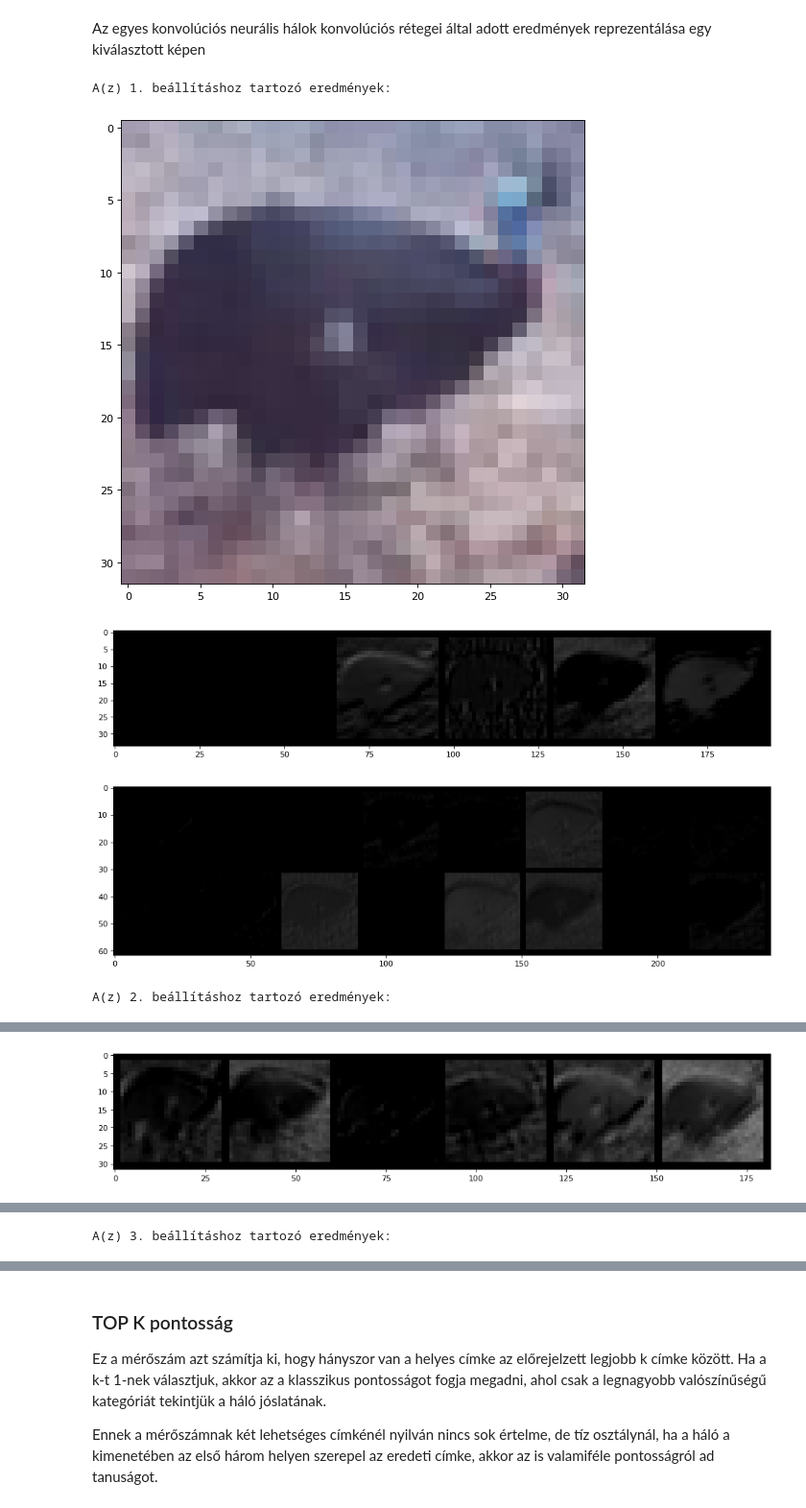
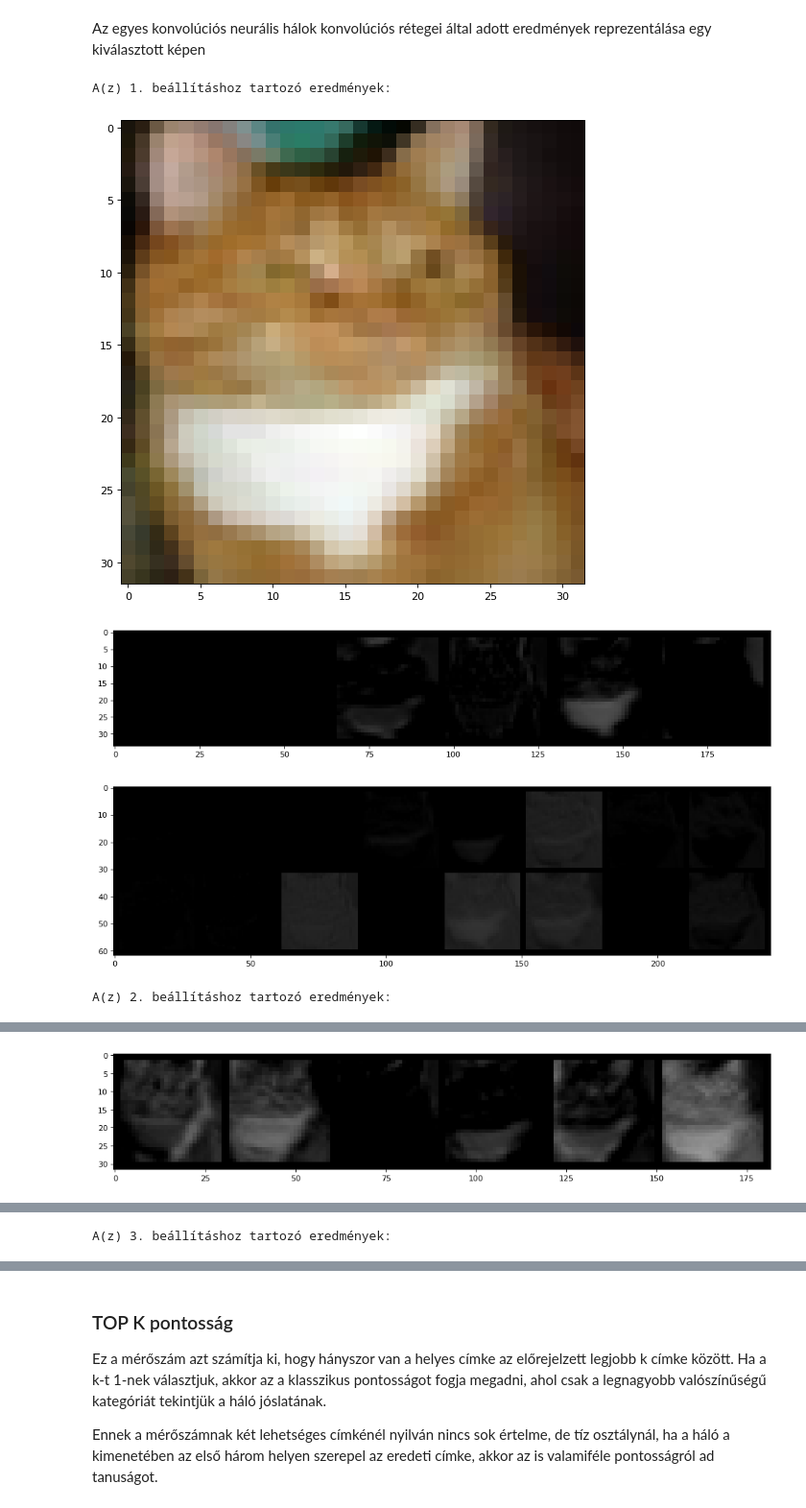
Before and after one commit to versenyi98/CIFAR-10-classsification, a Jupyter notebook: CIFAR-10 Classification.ipynb, the cells around one changed output, grey strips where cells are left out. Shown at 96% size. Cells and saved outputs as stored; diff of their text form; code cells hidden in the pictures.

```diff
--- a/CIFAR-10 Classification.ipynb
+++ b/CIFAR-10 Classification.ipynb
@@ -153,14 +153,14 @@ setups = [
 # %% [markdown]
 Az egyes konvolúciós neurális hálok konvolúciós rétegei által adott eredmények reprezentálása egy kiválasztott képen
 # %%
-input_ = torch.unsqueeze(X_train[3], 0)
+input_ = torch.unsqueeze(X_train[165], 0)
 
 for idx, setup in enumerate(setups):
     print(f"A(z) {idx + 1}. beállításhoz tartozó eredmények:")
     create_image_representation(setup, torch.FloatTensor(input_))
 # %% [output]
 A(z) 1. beállításhoz tartozó eredmények:
-[figure, old version]
+[figure, new version]
-[figure, old version]
+[figure, new version]
 [figure]
 A(z) 2. beállításhoz tartozó eredmények:
@@ -168 +168 @@ A(z) 2. beállításhoz tartozó eredmények:
-[figure, old version]
+[figure, new version]
```
Also changed, not shown: parts of 18 cells of this notebook, 5 other files.
